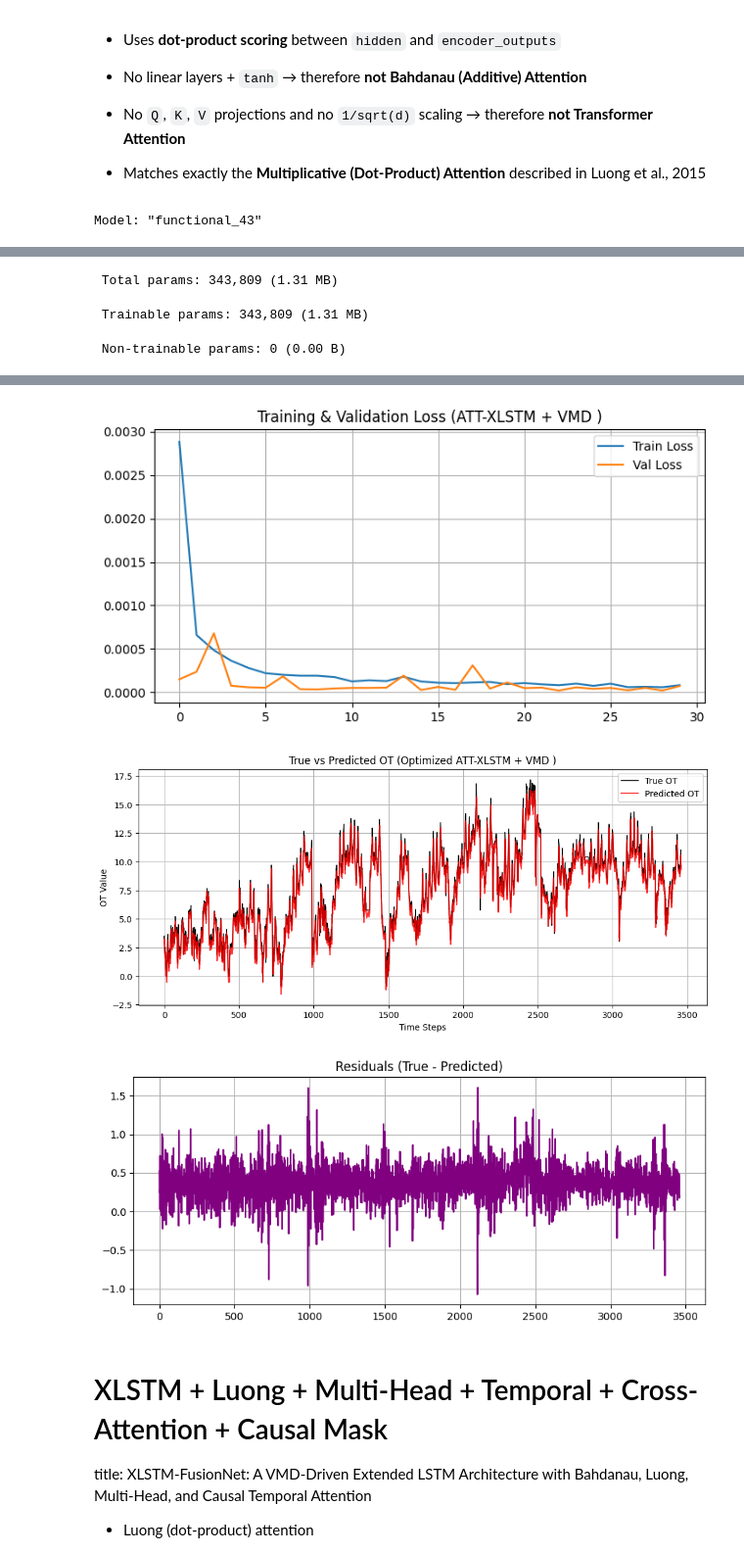
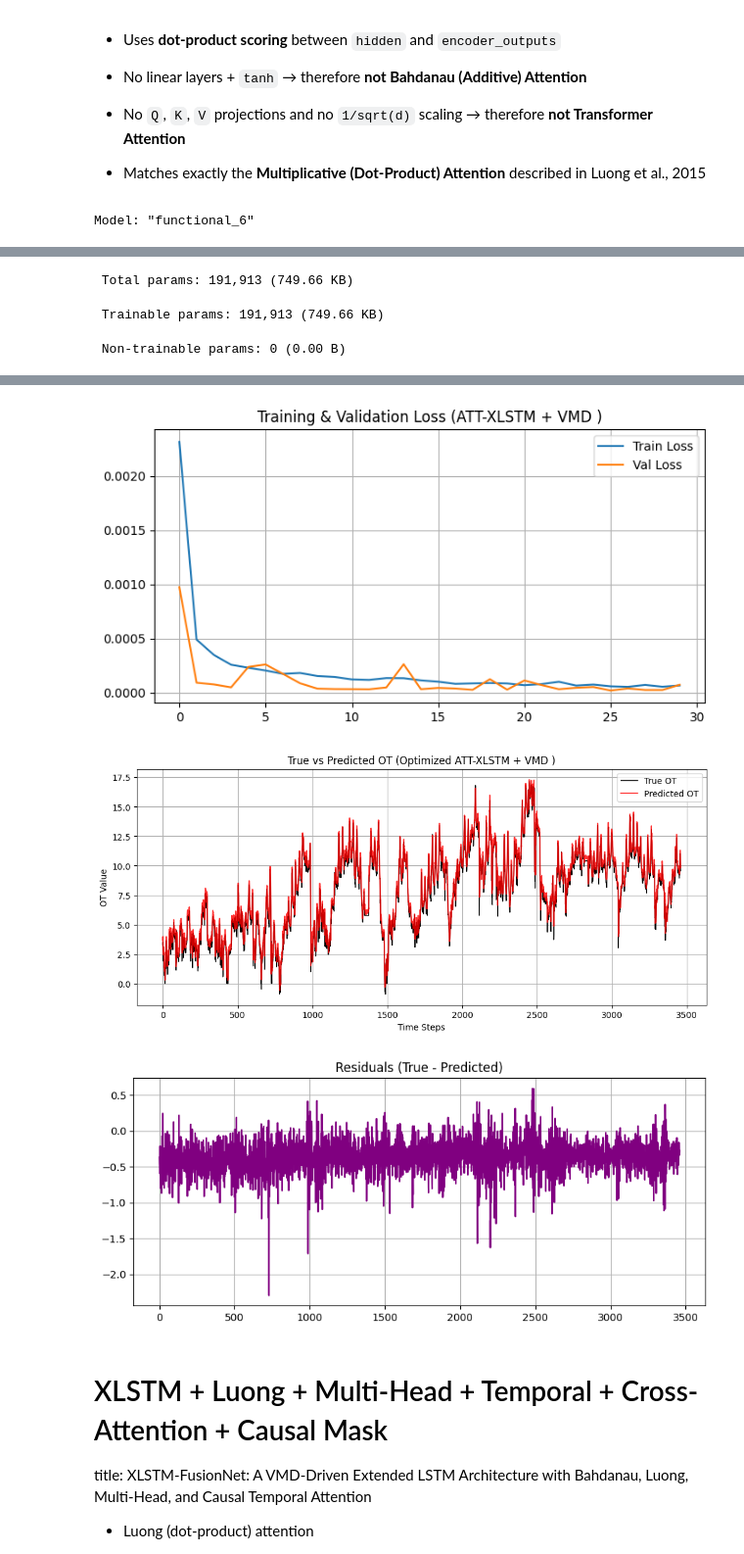
Before and after one commit to mahan100/Nested_Attention_BiLSTM_VMD, a Jupyter notebook: Train.ipynb, the cells around one changed output, grey strips where cells are left out. Shown at 98% size. Saved outputs shown, nothing was run; the diff lists cells and outputs as text; code cells hidden in the pictures.

```diff
--- a/Train.ipynb
+++ b/Train.ipynb
@@ -1499,52 +932,26 @@ Luong, Thang, Hieu Pham, and Christopher D. Manning.
 - No `Q`, `K`, `V` projections and no `1/sqrt(d)` scaling → therefore **not Transformer Attention**
 - Matches exactly the **Multiplicative (Dot-Product) Attention** described in Luong et al., 2015
 # %%
-class XLSTM(Layer):
-    def __init__(self, units, dropout=0.1, **kwargs):
-        super(XLSTM, self).__init__(**kwargs)
-        self.units = units
-        self.dropout_rate = dropout
-
-        self.lstm = LSTM(units, return_sequences=True)
-        self.dropout_layer = Dropout(dropout)
-        self.norm = LayerNormalization()
-
-    def build(self, input_shape):
-        input_dim = input_shape[-1]    # <-- Detect feature count automatically
-
-        # Projection for residual connection
-        self.proj = Dense(self.units)  # input_dim → units
-
-        super().build(input_shape)
-
-    def call(self, x):
-        h = self.lstm(x)
-        h = self.dropout_layer(h)
-
-        h_res = self.proj(x)   # Now works for any feature dimension
-
-        return self.norm(h + h_res)
-
 # Get final train/test split (no leakage)
-y_test_vmd_true,_,_,X_train_vmd, y_train_vmd, X_test_vmd, y_test_vmd,_,_,_,_= train_test(alpha_hat, tau_hat, K_hat)
+y_test_vmd_true,_,scaler_y,X_train_vmd, y_train_vmd, X_test_vmd, y_test_vmd,_,_,_,_= train_test(alpha_hat, tau_hat, K_hat)
 
 input_shape = (SEQ_LEN, X_train_vmd.shape[-1])
 inp = Input(shape=input_shape)
-x = XLSTM(128, dropout=0.2)(inp)
-x = XLSTM(128, dropout=0.2)(x)
-x = XLSTM(64, dropout=0.2)(x)
+x = XLSTM(100, dropout=0.2)(inp)
+x = XLSTM(100, dropout=0.2)(x)
+x = XLSTM(32, dropout=0.2)(x)
 
     # Self-Attention Layer
-query = Dense(128)(x)
-value = Dense(128)(x)
+query = Dense(32)(x)
+value = Dense(32)(x)
 attention_out = Attention()([query, value])
 
     # Concatenate XLSTM + Attention output
 attention_out = Concatenate()([x, attention_out])
 
     # Decoder LSTM
-lstm_dec = LSTM(lstm2_units, return_sequences=False)(attention_out)
-dense_out = Dense(64, activation='relu')(lstm_dec)
+lstm_dec = LSTM(64, return_sequences=False)(attention_out)
+dense_out = Dense(16, activation='relu')(lstm_dec)
 final_out = Dense(1)(dense_out)
 
 model_xlstm_attlstm_vmd = Model(inputs=inp, outputs=final_out)
@@ -1556,7 +963,7 @@ model_xlstm_attlstm_vmd.summary()
 history_xlstm_attlstm_vmd = model_xlstm_attlstm_vmd.fit(
     X_train_vmd, y_train_vmd,
     validation_data=(X_test_vmd, y_test_vmd),
-    epochs=EPOCHS_FINAL,
+    epochs=EPOCHS,
     batch_size=BATCH_SIZE,
     verbose=1
 )
@@ -1587,7 +994,7 @@ plt.plot(residuals, color='purple')
 plt.title('Residuals (True - Predicted)')
 plt.grid(True); plt.show()
 # %% [output]
-Model: "functional_43"
+Model: "functional_6"
 ┏━━━━━━━━━━━━━━━━━━━━━┳━━━━━━━━━━━━━━━━━━━┳━━━━━━━━━━━━┳━━━━━━━━━━━━━━━━━━━┓
 ┃ Layer (type)        ┃ Output Shape      ┃    Param # ┃ Connected to      ┃
 ┡━━━━━━━━━━━━━━━━━━━━━╇━━━━━━━━━━━━━━━━━━━╇━━━━━━━━━━━━╇━━━━━━━━━━━━━━━━━━━┩
@@ -1607,5 +1014,5 @@ Model: "functional_43"
 └─────────────────────┴───────────────────┴────────────┴───────────────────┘
- Total params: 343,809 (1.31 MB)
+ Total params: 191,913 (749.66 KB)
- Trainable params: 343,809 (1.31 MB)
+ Trainable params: 191,913 (749.66 KB)
  Non-trainable params: 0 (0.00 B)
 Epoch 1/30
@@ -1627,7 +1034,7 @@ Epoch 30/30
 109/109 ━━━━━━━━━━━━━━━━━━━━ 0s 3ms/step
-[figure, old version]
+[figure, new version]
-[figure, old version]
+[figure, new version]
-[figure, old version]
+[figure, new version]
 # %% [markdown]
 # XLSTM + Luong + Multi-Head + Temporal + Cross-Attention + Causal Mask
 
```
Also changed, not shown: parts of 18 cells of this notebook, 1 other file.
